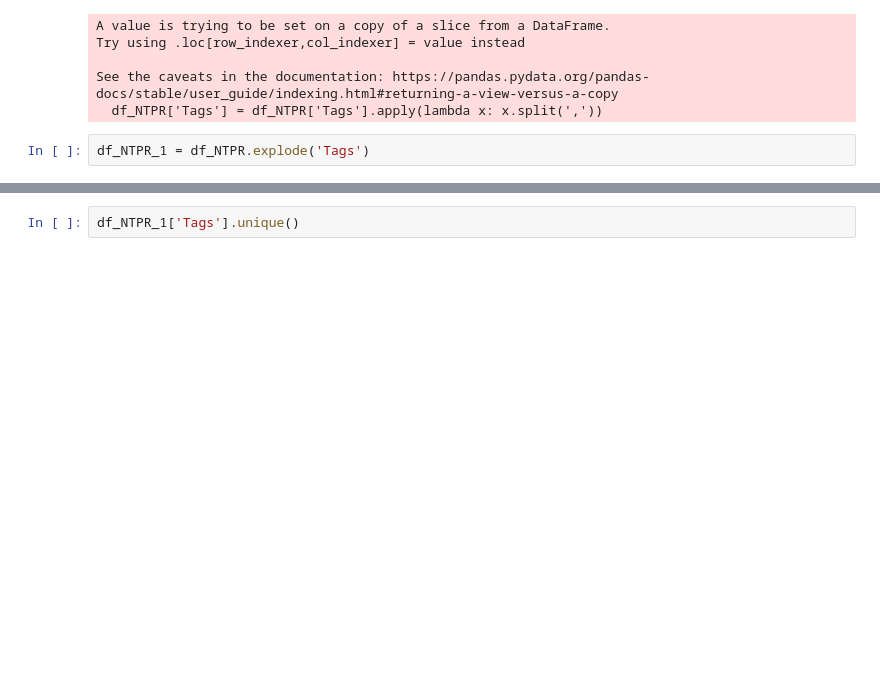
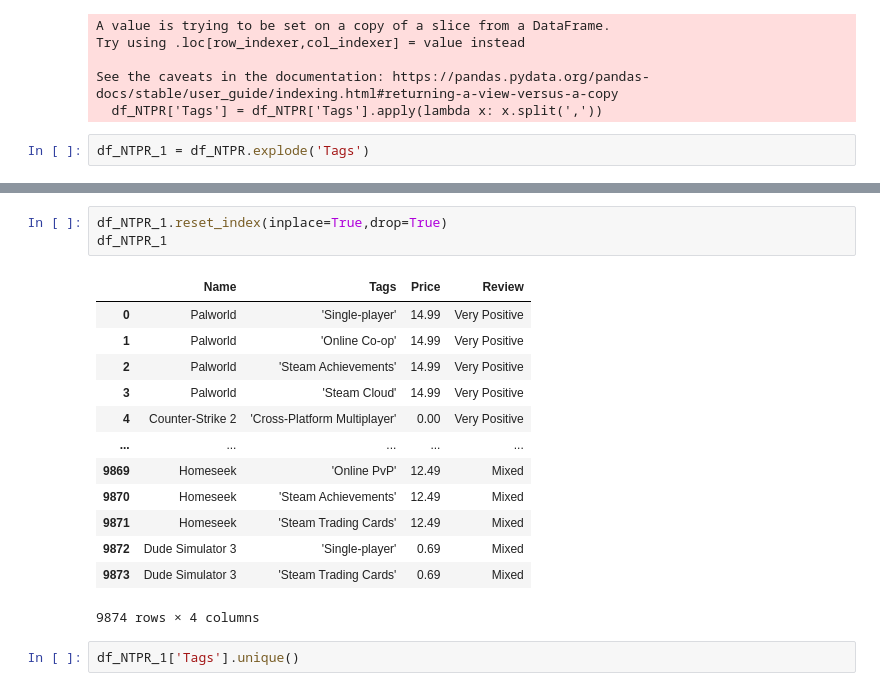
Before and after one commit to M-Masry4122/DEP-Project, a Jupyter notebook: Steam_Data_Cleaning_all.ipynb, the cells around one changed output, grey strips where cells are left out. Saved outputs shown, nothing was run; the diff lists cells and outputs as text; blank space fills up the shorter version.

```diff
--- a/Steam_Data_Cleaning_all.ipynb
+++ b/Steam_Data_Cleaning_all.ipynb
@@ -500,3 +564,20 @@ df_NTPR_1 = df_NTPR.explode('Tags')
+# %%
+df_NTPR_1.reset_index(inplace=True,drop=True)
+df_NTPR_1
+# %% [output]
+|  | Name | Tags | Price | Review |
+| 0 | Palworld | 'Single-player' | 14.99 | Very Positive |
+| 1 | Palworld | 'Online Co-op' | 14.99 | Very Positive |
+| 2 | Palworld | 'Steam Achievements' | 14.99 | Very Positive |
+| 3 | Palworld | 'Steam Cloud' | 14.99 | Very Positive |
+| 4 | Counter-Strike 2 | 'Cross-Platform Multiplayer' | 0.00 | Very Positive |
+| ... | ... | ... | ... | ... |
+| 9869 | Homeseek | 'Online PvP' | 12.49 | Mixed |
+| 9870 | Homeseek | 'Steam Achievements' | 12.49 | Mixed |
+| 9871 | Homeseek | 'Steam Trading Cards' | 12.49 | Mixed |
+| 9872 | Dude Simulator 3 | 'Single-player' | 0.69 | Mixed |
+| 9873 | Dude Simulator 3 | 'Steam Trading Cards' | 0.69 | Mixed |
+9874 rows × 4 columns
 # %%
 df_NTPR_1['Tags'].unique()
 # %% [output]
```
Also changed, not shown: parts of 37 cells of this notebook, 3 other files.
